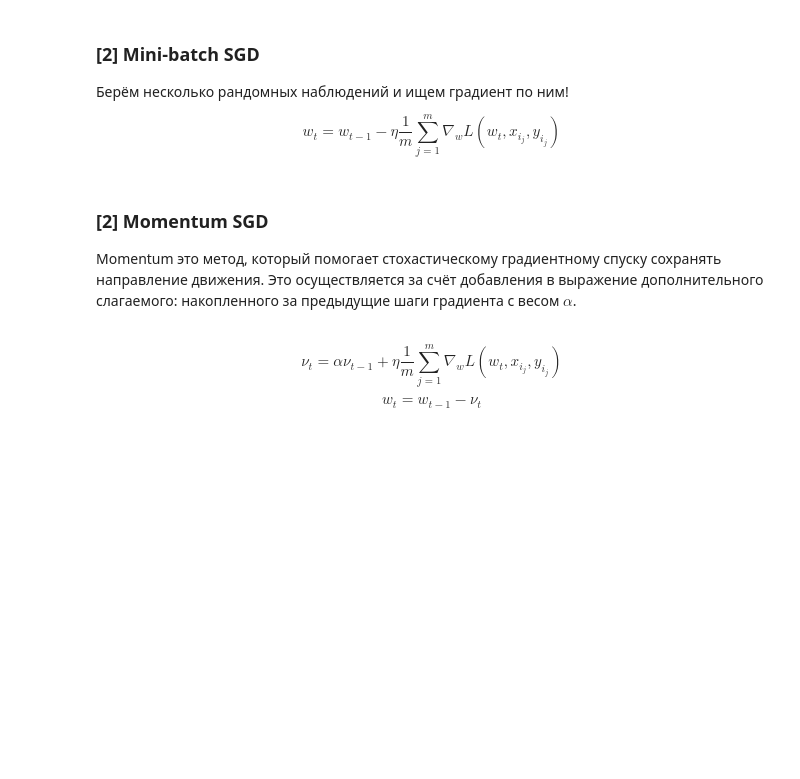
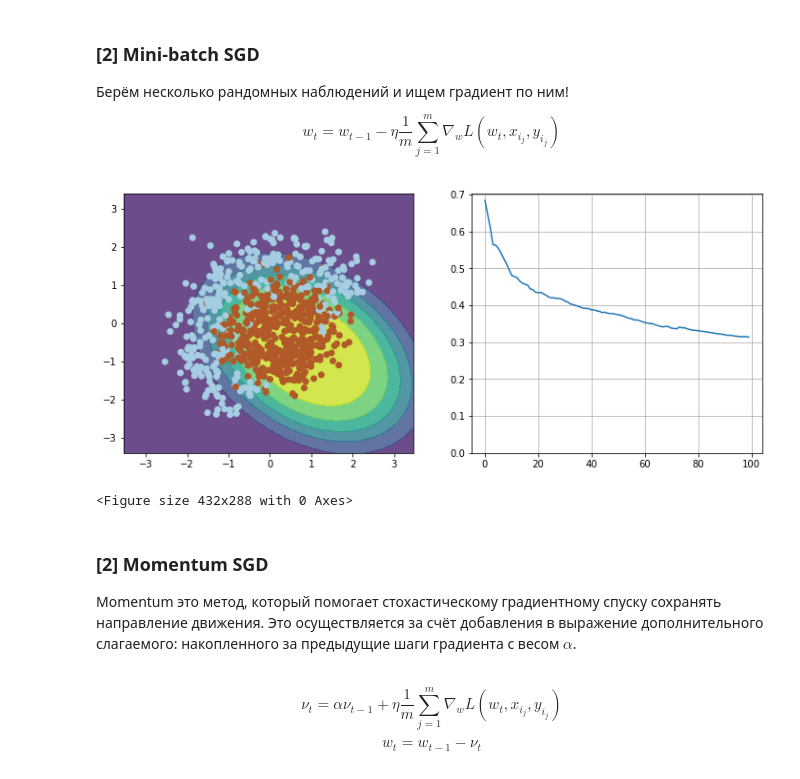
Before and after one commit to ksetdekov/HSE_DS, a Jupyter notebook: 05 DL/02_week/HW02_gradient.ipynb, the cells around one changed output. Drawn from its saved outputs; the diff is of its cells as text; code cells hidden in the pictures; blank space fills up the shorter version.

```diff
--- a/05 DL/02_week/HW02_gradient.ipynb
+++ b/05 DL/02_week/HW02_gradient.ipynb
@@ -57,7 +78,7 @@ def probability(X, w):
     :returns: вектор вероятностей
     """
 
-    # ваш код здесь
+    return 1 / (1 + np.exp(- np.dot(X, w.T)))
 # %% [markdown]
 Для логистической регрессии оптимальный параметр находится минимизацией кросс-энтропии:
 
@@ -68,8 +89,10 @@ def compute_loss(X, y, w):
     Принимает на вход матрицу весов, вектор ответов и вектор весов.
     Выдаёт на выход значение функции потерь, расчитанное по формуле выше.
     """
-
-    # ваш код здесь
+    N = y.shape[0]
+    p = probability(X, w)
+    log_likelybood = y * np.log(p) + (1- y) * np.log(1- p)
+    return -1 / N* np.sum(log_likelybood)
 # %% [markdown]
 Мы будем обучать модель методом градиентного спуска. Для этого нам придётся вычислить градиент функции потерь, представленной выше. Возьмите листочек, ручку и в бой!
 
@@ -81,8 +104,10 @@ def compute_grad(X, y, w):
     """
     Нахоит значение градиента.
     """
-
-    # ваш код здесь
+    N = X.shape[0]
+    p = probability(X, w)
+    grad = X.T @ (p - y)
+    return grad / N
 # %% [markdown]
 Функция ниже предназначена для визуализации процесса обучения.
 # %%
@@ -106,7 +131,7 @@ def visualize(X, y, w, history):
     plt.subplot(1, 2, 2)
     plt.plot(history)
     plt.grid()
-    ymin, ymax = plt.ylim()
+    _, ymax = plt.ylim()
     plt.ylim(0, ymax)
     display.clear_output(wait=True)
     plt.show()
@@ -128,20 +155,31 @@ $$ w_t = w_{t-1} - \eta \dfrac{1}{m} \sum_{j=1}^m \nabla_w L(w_t, x_{i_j}, y_{i_
 # %%
 np.random.seed(42)
 w = np.array([0, 0, 0, 0, 0, 1])
 
 eta= 0.1
 
 n_iter = 100
 batch_size = 4
+# batch_size = 800
+
 loss = np.zeros(n_iter)
 plt.figure(figsize=(12, 5))
 
 for i in range(n_iter):
+    random_indices = np.random.choice(expanded.shape[0], size=batch_size, replace=False)
+    mbatch = expanded[random_indices, :]
+    mbatch_y = y[random_indices]
 
-    # Ваш код здесь
+    w = w - eta * compute_grad(mbatch, mbatch_y, w)
+    loss_i = compute_loss(expanded, y, w)
+    loss[i] = loss_i
+
 
 visualize(X, y, w, loss)
 plt.clf()
+# %% [output]
+[figure, added]
+<Figure size 432x288 with 0 Axes>
 # %% [markdown]
 ### [2] Momentum SGD
 
```
Also changed, not shown: parts of 5 cells of this notebook.
